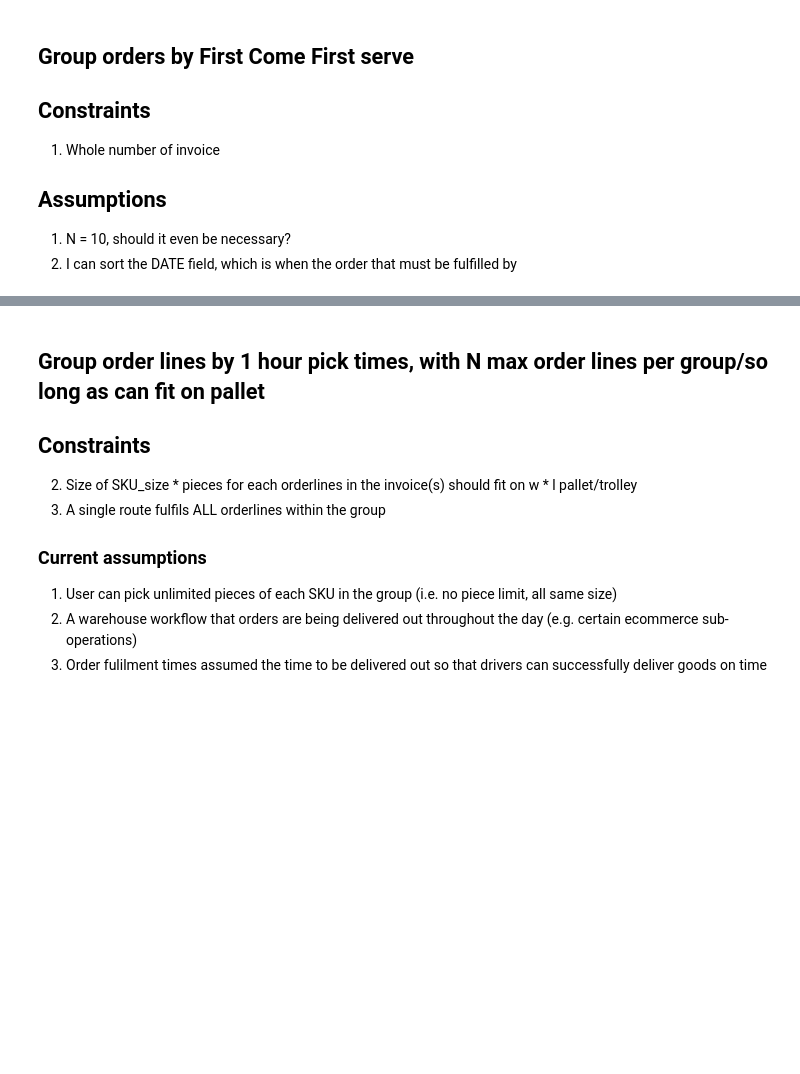
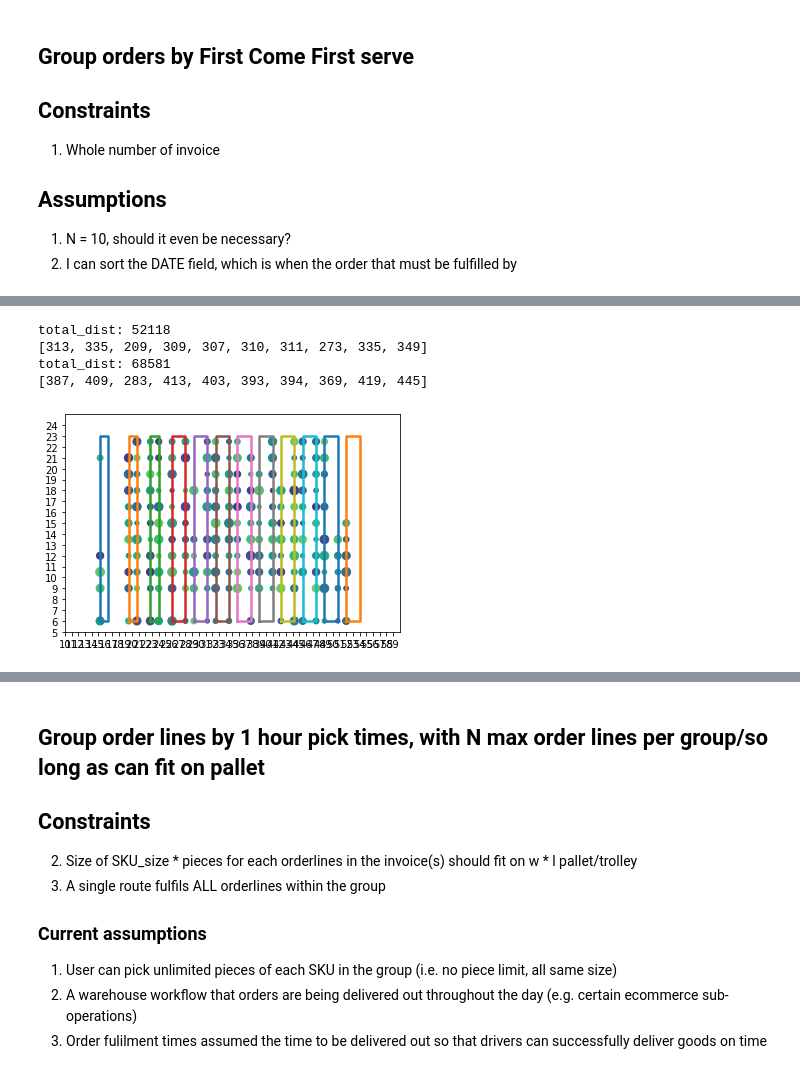
Before and after one commit to alvynben/PickerPro, a Jupyter notebook: batchPick/OrderResearch.ipynb, the cells around one changed output, grey strips where cells are left out. Cells and saved outputs as stored; diff of their text form; code cells hidden in the pictures; blank space fills up the shorter version.

Commit message:
Visualise Warehouse

```diff
--- a/batchPick/OrderResearch.ipynb
+++ b/batchPick/OrderResearch.ipynb
@@ -499,7 +518,41 @@ def get_walking_dist_per_sku(batch_list,otld,sku_dict): #batch
         total_dists.append(total_dist)
     return sum(total_dists) / len(total_dists), batch_dists, sku_dists
 # %%
-# avg_total_dist, batch_dists = get_total_walking_dist(batch_list,order_to_lines_dict,sku_dict)
+avg_total_dist, batch_dists, batch_routes = get_total_walking_dist(batch_list,order_to_lines_dict,sku_dict)
+# %% [output]
+total_dist: 52118
+[313, 335, 209, 309, 307, 310, 311, 273, 335, 349]
+total_dist: 68581
+[387, 409, 283, 413, 403, 393, 394, 369, 419, 445]
+# %%
+all_x = []
+all_y = []
+for k,_ in itertools.groupby(list_locs):
+    # print(k)
+    all_x.append(k[0])
+    all_y.append(k[1])
+
+fig, ax = plt.subplots()
+
+for a,b in [(15.25,16.5), (19.5,20.75), (22.75,24), (26,28), (29.25, 31.25), (32.5,34.5),(35.75,37.75),(39.0,41.0),(42.25,44.25),(45.5,47.5),(48.75,50.75),(52.0,54.0)]:
+    x = np.array([a,a,b,b,a])
+    y = np.array([6.0,23.0,23.0,6.0,6.0])
+
+    ax.step(x, y, linewidth=2.5)
+
+x = np.array(all_x)
+y = np.array(all_y)
+sizes = np.random.uniform(15, 80, len(x))
+colors = np.random.uniform(15, 80, len(x))
+ax.scatter(x,y,s=sizes, c=colors,vmin=0,vmax=100)
+
+
+ax.set(xlim=(10, 60), xticks=np.arange(10, 60),
+       ylim=(5, 25), yticks=np.arange(5, 25))
+
+plt.show()
+# %% [output]
+[figure, added]
 # %%
 sku_pieces = get_sku_piece_counts(order_to_lines_dict)
 # %%
```
Also changed, not shown: parts of 14 cells of this notebook, 2 other files.
